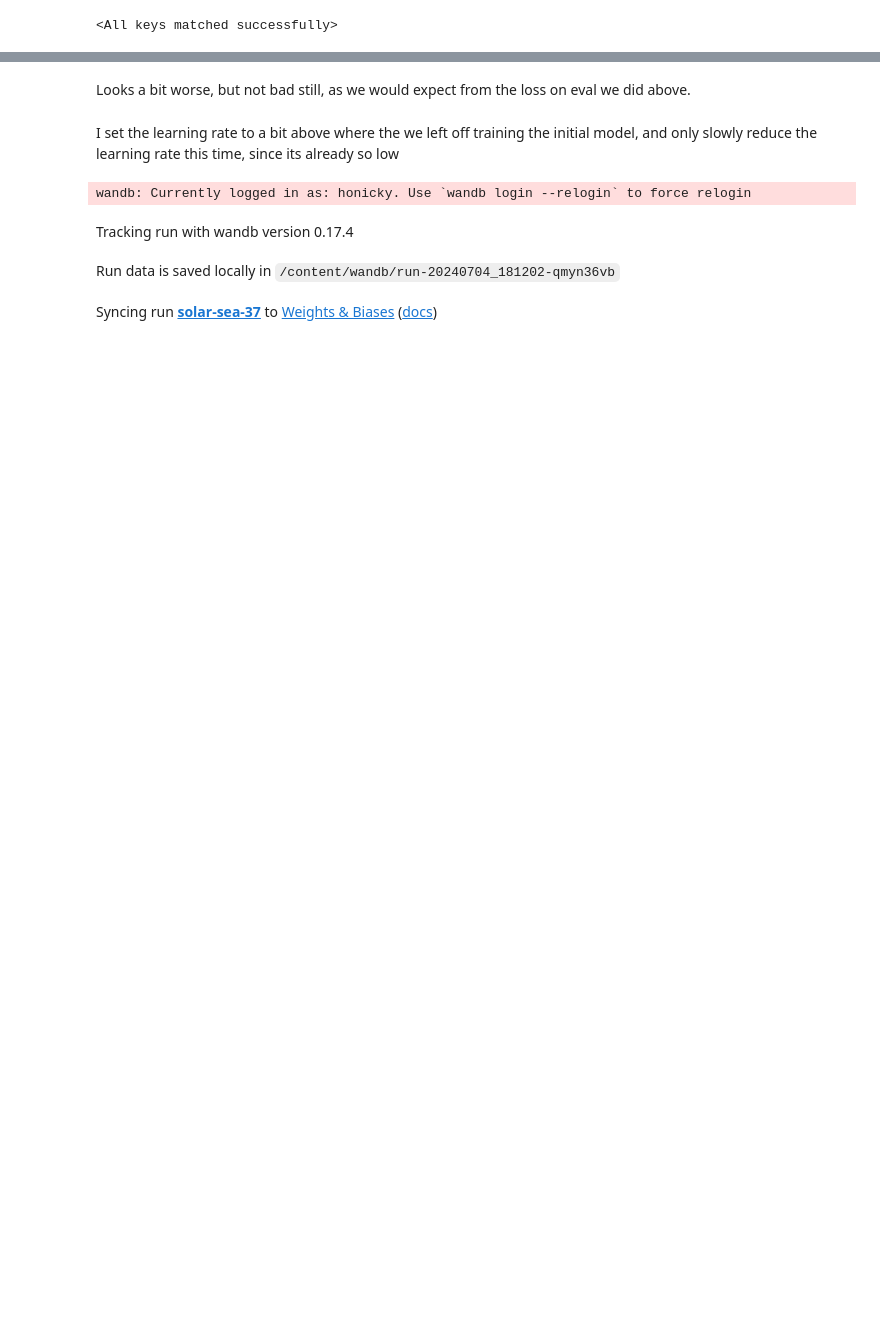
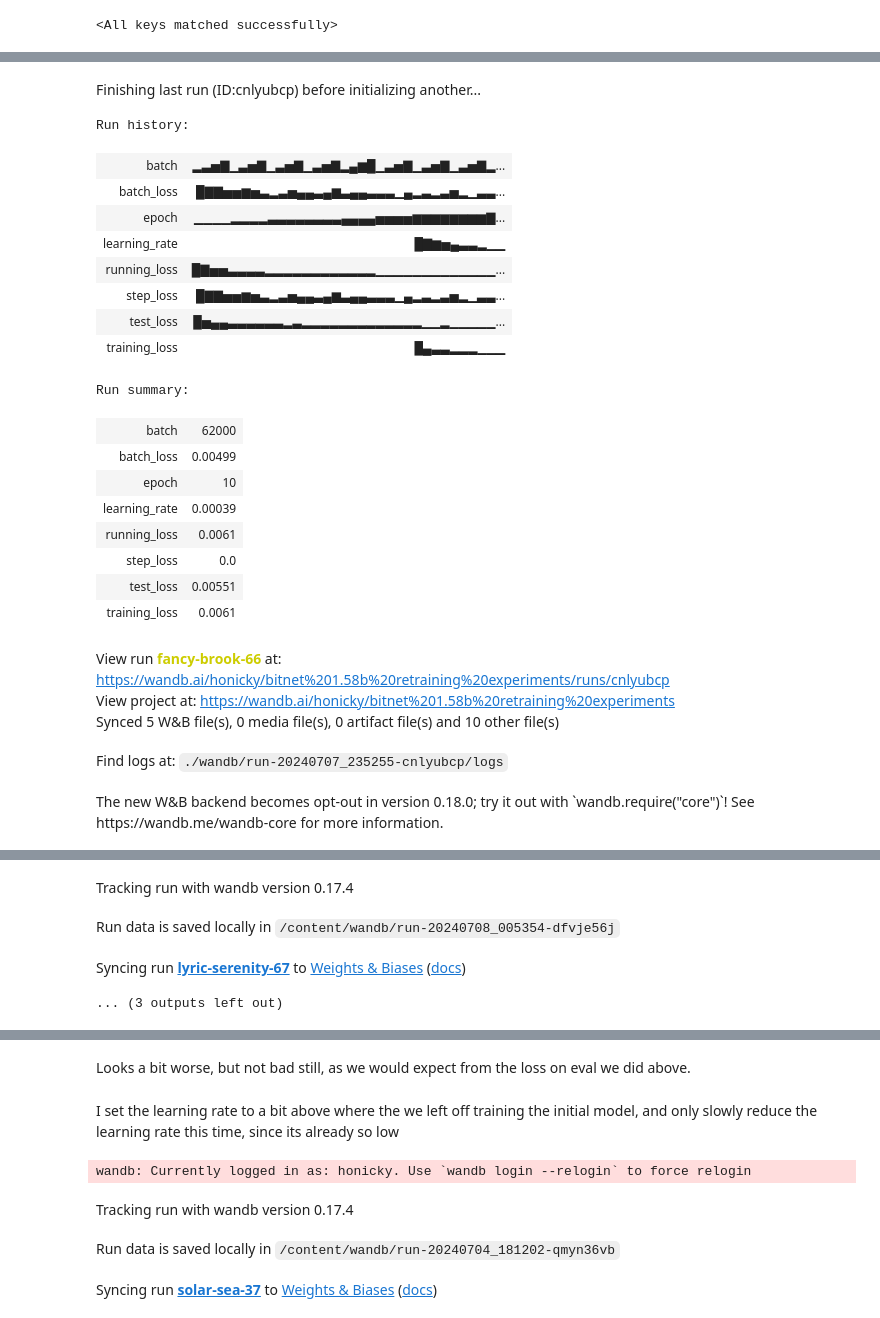
Before and after one commit to honicky/quantization-experiments, a Jupyter notebook: bitnet_1_58b_experiments.ipynb, the cells around one changed output, grey strips where cells are left out. Saved outputs shown, nothing was run; the diff lists cells and outputs as text; code cells hidden in the pictures; blank space fills up the shorter version.

Commit message:
Updates to test apples to apples quant no quant

```diff
--- a/bitnet_1_58b_experiments.ipynb
+++ b/bitnet_1_58b_experiments.ipynb
@@ -219,0 +270,7 @@ dataloader = DataLoader(dataset, batch_size=32, shuffle=True)
+# %%
+import torch
+from datasets import load_dataset
+
+# Load the dataset from Hugging Face Hub
+repo_name = "honicky/polynomial-fit-data"
+hf_dataset = load_dataset(repo_name)
@@ -543,0 +643,14 @@ plt.show()
+# %%
+criterion = nn.MSELoss()
+optimizer = optim.Adam(bit_model.parameters(), lr=0.0001)
+scheduler = lr_scheduler.ExponentialLR(optimizer, gamma=0.90)
+
+train_model(
+  bit_model,
+  dataloader,
+  criterion,
+  optimizer,
+  scheduler,
+  test_set,
+  init_wandb=True,
+)
@@ -543,0 +673,40 @@ plt.show()
+# %%
+bit_model = BitPolynomialFitNetwork(weight_bits=1.58).to(device)
+bit_model.load_state_dict(model.state_dict())
+optimizer = optim.Adam(bit_model.parameters(), lr=0.001)
+scheduler = lr_scheduler.ExponentialLR(optimizer, gamma=0.90)
+
+train_model(
+  bit_model,
+  dataloader,
+  criterion,
+  optimizer,
+  scheduler,
+  test_set,
+  init_wandb=True,
+)
+# %% [output]
+Finishing last run (ID:cnlyubcp) before initializing another...
+Run history:
+| batch | ▂▃▅▇▁▃▅▇▁▃▅▇▁▃▅▇▂▄▆█▁▃▅▇▁▃▅▇▁▃▅▇▂... |
+| batch_loss | █▇▇▅▅▆▅▃▂▃▅▄▄▃▄▆▃▄▄▃▃▃▁▄▂▃▂▃▅▂▁▃▃... |
+| epoch | ▁▁▁▁▂▂▂▂▃▃▃▃▃▃▃▃▄▄▄▄▅▅▅▅▆▆▆▆▆▆▆▆▇... |
+| learning_rate | █▇▆▅▄▃▃▂▁▁ |
+| running_loss | █▇▅▅▃▃▃▃▂▂▂▂▂▂▂▂▂▂▂▂▁▁▁▁▁▁▁▁▁▁▁▁▁... |
+| step_loss | █▇▇▅▅▆▅▃▂▃▅▄▄▃▄▆▃▄▄▃▃▃▁▄▂▃▂▃▅▂▁▃▃... |
+| test_loss | █▅▄▄▃▃▃▃▃▃▂▃▂▂▂▂▂▂▂▂▂▂▂▂▂▁▁▂▁▁▁▁▁... |
+| training_loss | █▄▃▃▂▂▂▁▁▁ |
+Run summary:
+| batch | 62000 |
+| batch_loss | 0.00499 |
+| epoch | 10 |
+| learning_rate | 0.00039 |
+| running_loss | 0.0061 |
+| step_loss | 0.0 |
+| test_loss | 0.00551 |
+| training_loss | 0.0061 |
+View run fancy-brook-66 at: https://wandb.ai/honicky/bitnet%201.58b%20retraining%20experiments/runs/cnlyubcp
+View project at: https://wandb.ai/honicky/bitnet%201.58b%20retraining%20experiments
+Synced 5 W&B file(s), 0 media file(s), 0 artifact file(s) and 10 other file(s)
+Find logs at: ./wandb/run-20240707_235255-cnlyubcp/logs
+The new W&B backend becomes opt-out in version 0.18.0; try it out with `wandb.require("core")`! See https://wandb.me/wandb-core for more information.
@@ -543,0 +714,4 @@ plt.show()
+Tracking run with wandb version 0.17.4
+Run data is saved locally in /content/wandb/run-20240708_005354-dfvje56j
+Syncing run lyric-serenity-67 to Weights & Biases (docs)
+... (3 outputs left out)
```
Also changed, not shown: parts of 33 cells of this notebook.
